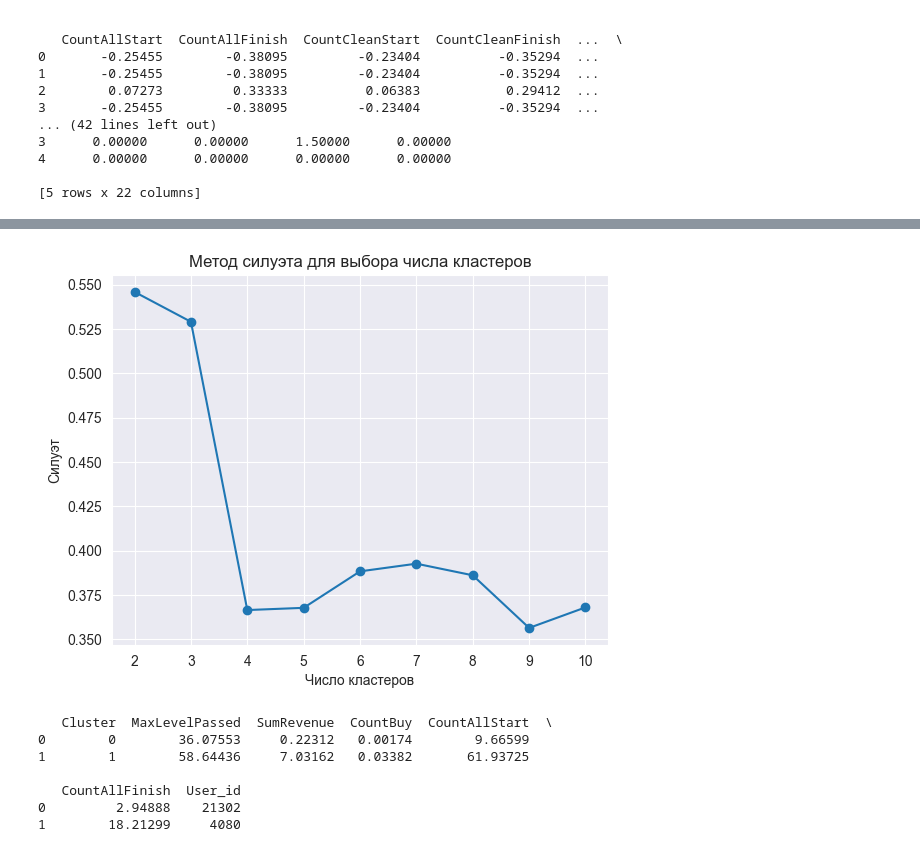
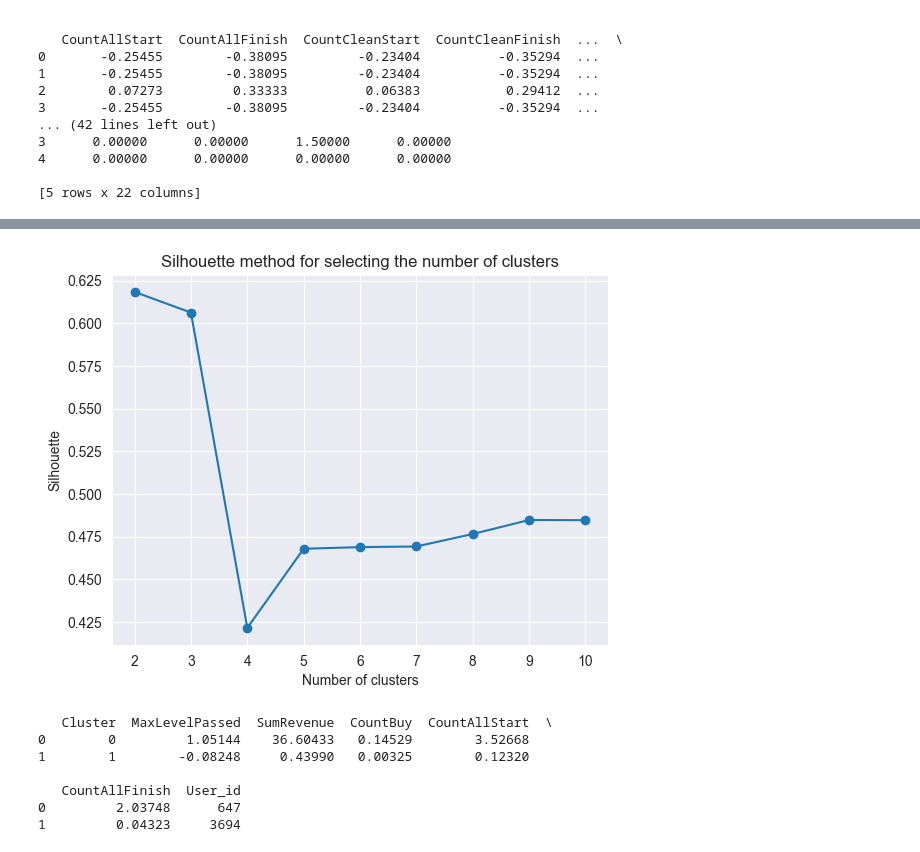
Before and after one commit to prosto-vlad19/A-B_testing_analysis, a Jupyter notebook: other_analysis.ipynb, the cells around one changed output, grey strips where cells are left out. Drawn from its saved outputs; the diff is of its cells as text; code cells hidden in the pictures.

```diff
--- a/other_analysis.ipynb
+++ b/other_analysis.ipynb
@@ -352,58 +294,59 @@ Coefficients from linear regression for cohort A
 # %%
+# 7  Clustering
 from sklearn.metrics import silhouette_score
 
-# Список для сохранения значений силуэта
+# List to save silhouette values
 silhouette_scores = []
 
-# Выбор признаков для кластеризации
-features = data[['MaxLevelPassed', 'SumRevenue', 'CountBuy', 'CountAllStart', 'CountAllFinish']]
-# Стандартизация данных (важно для KMeans)
+# Selecting Features for Clustering
+features = aggregated_data_cohort_B[['MaxLevelPassed', 'SumRevenue', 'CountBuy', 'CountAllStart', 'CountAllFinish']]
+# Data standardization (important for KMeans)
 scaler = StandardScaler()
 scaled_features = scaler.fit_transform(features)
 
-# Попробуйте разное количество кластеров
+# Try different numbers of clusters
 for n_clusters in range(2, 11):
     kmeans = KMeans(n_clusters=n_clusters, init='k-means++', max_iter=30, n_init=5, random_state=0)
     cluster_labels = kmeans.fit_predict(scaled_features)
 
-    # Вычислите силуэт для текущего числа кластеров
+    # Calculate silhouette for current number of clusters
     silhouette_avg = silhouette_score(scaled_features, cluster_labels)
     silhouette_scores.append(silhouette_avg)
 
-# Отобразите график зависимости силуэта от числа кластеров
+# Plot Silhouette vs. Number of Clusters
 plt.plot(range(2, 11), silhouette_scores, marker='o')
-plt.title('Метод силуэта для выбора числа кластеров')
-plt.xlabel('Число кластеров')
-plt.ylabel('Силуэт')
+plt.title('Silhouette method for selecting the number of clusters')
+plt.xlabel('Number of clusters')
+plt.ylabel('Silhouette')
 plt.show()
 
-# Выберите число кластеров с наибольшим значением силуэта
+#Select the number of clusters with the largest silhouette value
 optimal_clusters = silhouette_scores.index(max(silhouette_scores)) + 2  # +2, так как начинали с 2 кластеров
 
-# Кластеризация данных с оптимальным числом кластеров
+# Clustering data with the optimal number of clusters
 kmeans = KMeans(n_clusters=optimal_clusters, init='k-means++', max_iter=30, n_init=5, random_state=0)
 clusters = kmeans.fit_predict(scaled_features)
 
-# Добавление столбца с кластерами в исходные данные
-data['Cluster'] = clusters
+# Adding a column with clusters to the source data
+aggregated_data_cohort_B['Cluster'] = clusters
 
-# Вывод статистики по кластерам
-cluster_stats = data.groupby('Cluster').agg({
+# Displaying statistics on clusters
+cluster_stats = aggregated_data_cohort_B.groupby('Cluster').agg({
     'MaxLevelPassed': 'mean',
     'SumRevenue': 'mean',
     'CountBuy': 'mean',
     'CountAllStart': 'mean',
     'CountAllFinish': 'mean',
     'User_id': 'count'
 }).reset_index()
 
 print(cluster_stats)
 # %% [output]
-[figure, old version]
+[figure, new version]
    Cluster  MaxLevelPassed  SumRevenue  CountBuy  CountAllStart  \
-0        0        36.07553     0.22312   0.00174        9.66599
-1        1        58.64436     7.03162   0.03382       61.93725
+0        0         1.05144    36.60433   0.14529        3.52668
+1        1        -0.08248     0.43990   0.00325        0.12320
 
    CountAllFinish  User_id
-0         2.94888    21302
-1        18.21299     4080
+0         2.03748      647
+1         0.04323     3694
```
Also changed, not shown: parts of 9 cells of this notebook.
